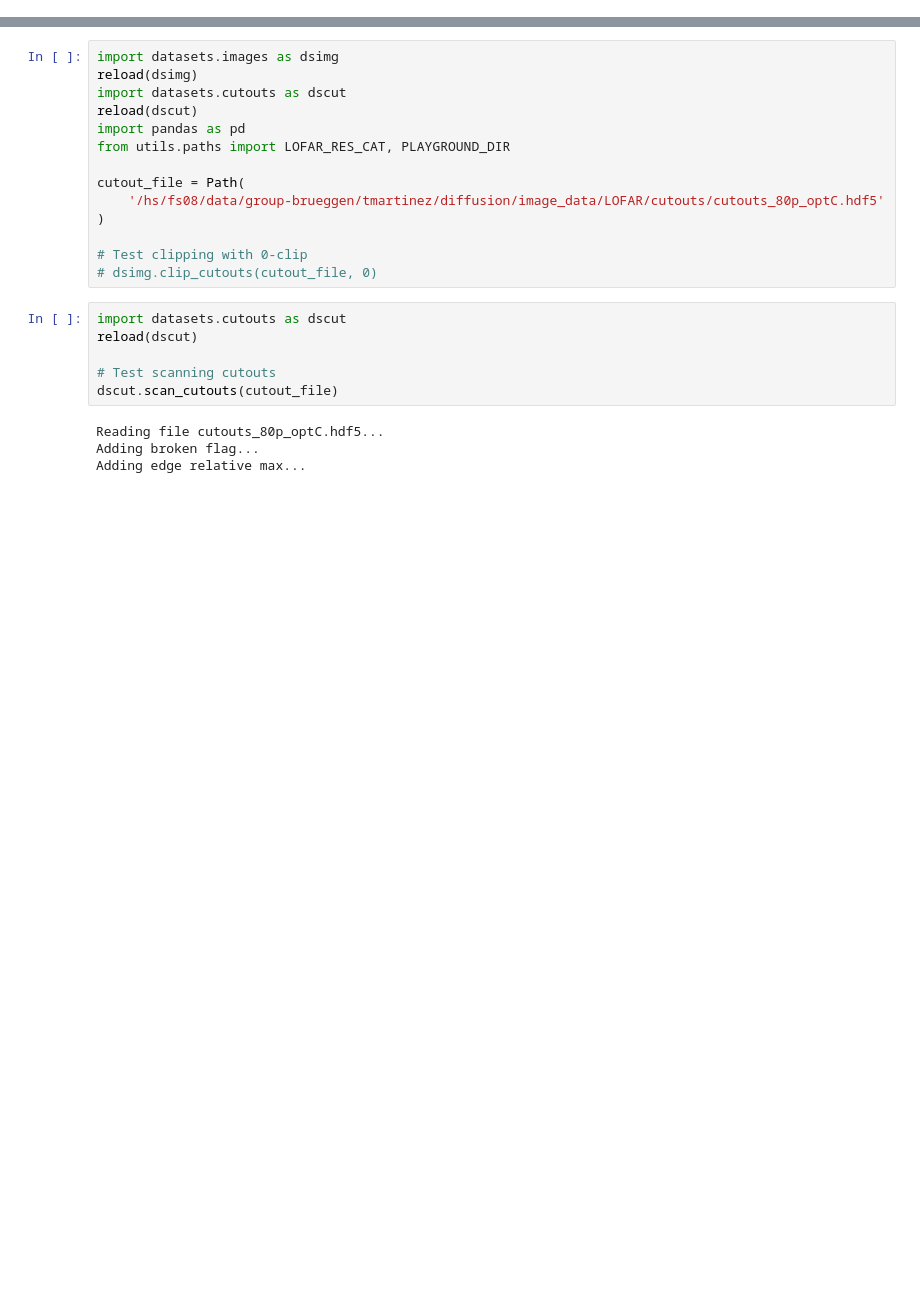
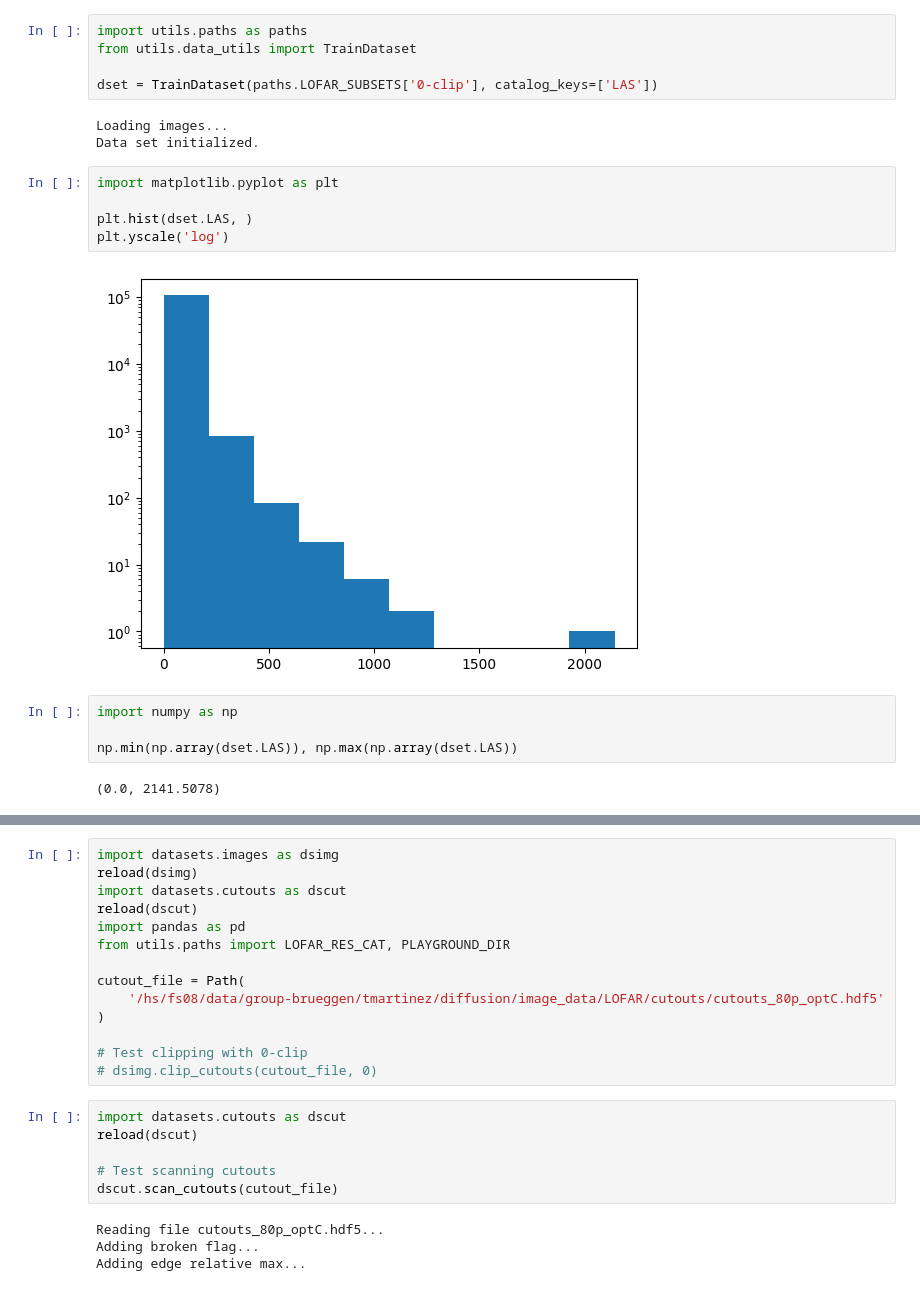
Before and after one commit to tmartinezML/LOFAR-Diffusion, a Jupyter notebook: src/notebooks/image_preprocessing.ipynb, the cells around one changed output, grey strips where cells are left out. Saved outputs shown, nothing was run; the diff lists cells and outputs as text; blank space fills up the shorter version.

Commit message:
Image preprocessing experiments

```diff
--- a/src/notebooks/image_preprocessing.ipynb
+++ b/src/notebooks/image_preprocessing.ipynb
@@ -10,0 +11,21 @@ from importlib import reload
+# %%
+import utils.paths as paths
+from utils.data_utils import TrainDataset
+
+dset = TrainDataset(paths.LOFAR_SUBSETS['0-clip'], catalog_keys=['LAS'])
+# %% [output]
+Loading images...
+Data set initialized.
+# %%
+import matplotlib.pyplot as plt
+
+plt.hist(dset.LAS, )
+plt.yscale('log')
+# %% [output]
+[figure, added]
+# %%
+import numpy as np
+
+np.min(np.array(dset.LAS)), np.max(np.array(dset.LAS))
+# %% [output]
+(0.0, 2141.5078)
```
Also changed, not shown: parts of 2 cells of this notebook.
